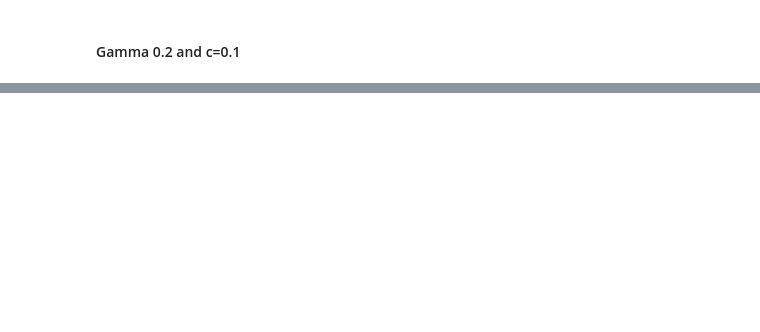
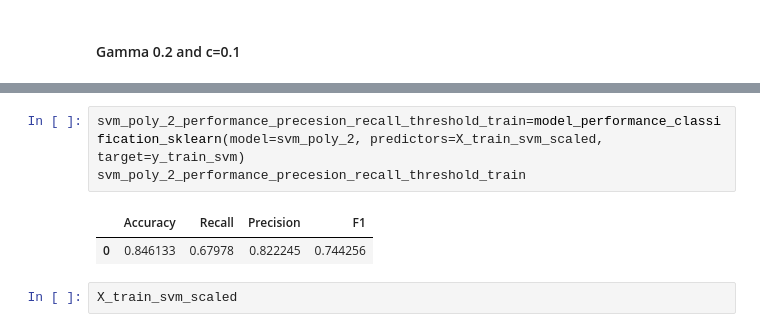
Before and after one commit to Rajesh2015/inn-hotels-bookings, a Jupyter notebook: inn_hotel_bookings_solution.ipynb, the cells around one changed output, grey strips where cells are left out. Cells and saved outputs as stored; diff of their text form; blank space fills up the shorter version.

```diff
--- a/inn_hotel_bookings_solution.ipynb
+++ b/inn_hotel_bookings_solution.ipynb
@@ -2414,0 +2474,8 @@ confusion_matrix_sklearn(svm_poly_2,  X_train_svm_scaled, y_train_svm)
+# %%
+svm_poly_2_performance_precesion_recall_threshold_train=model_performance_classification_sklearn(model=svm_poly_2, predictors=X_train_svm_scaled, target=y_train_svm)
+svm_poly_2_performance_precesion_recall_threshold_train
+# %% [output]
+|  | Accuracy | Recall | Precision | F1 |
+| 0 | 0.846133 | 0.67978 | 0.822245 | 0.744256 |
+# %%
+X_train_svm_scaled
```
Also changed, not shown: parts of 13 cells of this notebook.
